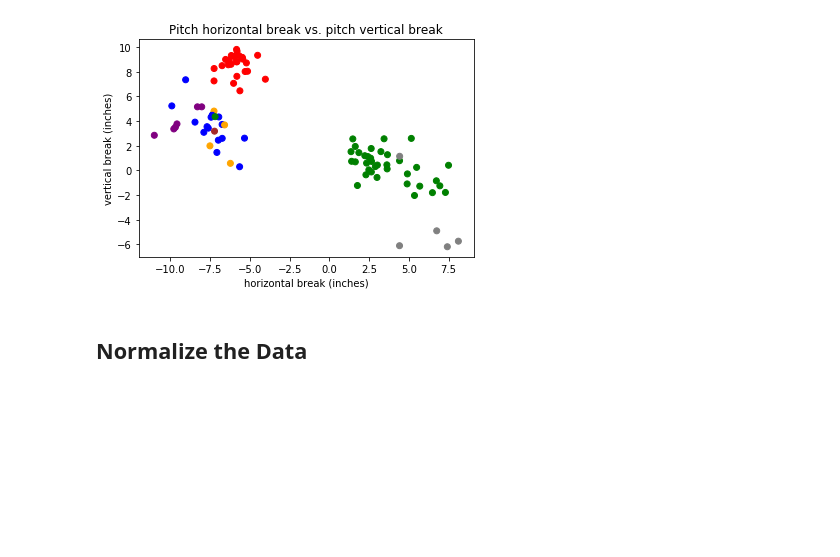
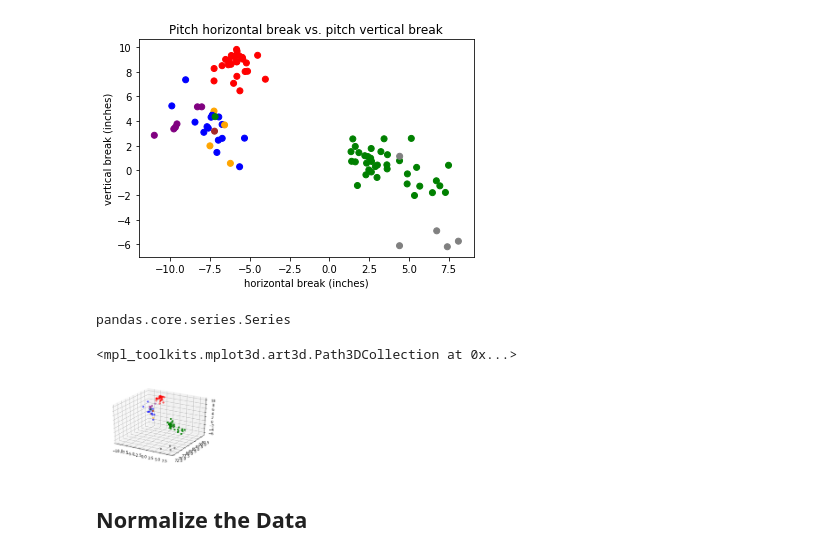
Before and after one commit to tyleragreen/pitch-classifier, a Jupyter notebook: pitch_classifier.ipynb, the cells around one changed output. Saved outputs shown, nothing was run; the diff lists cells and outputs as text; code cells hidden in the pictures; blank space fills up the shorter version.

Commit message:
Add a 3d plot

```diff
--- a/pitch_classifier.ipynb
+++ b/pitch_classifier.ipynb
@@ -81,3 +81,10 @@ plt.ylabel('vertical break (inches)')
 # %% [output]
 Text(0, 0.5, 'vertical break (inches)')
 [figure]
+# %%
+data_x = pitches['pfx_x']
+data_y = pitches['start_speed']
+data_z = pitches['pfx_z']
+type(data_z)
+# %% [output]
+pandas.core.series.Series
@@ -84,3 +93,10 @@ Text(0, 0.5, 'vertical break (inches)')
+# %%
+fig = plt.figure()
+ax = fig.add_subplot(111,projection='3d')
+ax.scatter(data_x,data_y,data_z,c=colors)
+# %% [output]
+<mpl_toolkits.mplot3d.art3d.Path3DCollection at 0x...>
+[figure, added]
 # %% [markdown]
 ## Normalize the Data
 # %%
```
Also changed, not shown: parts of 9 cells of this notebook.
